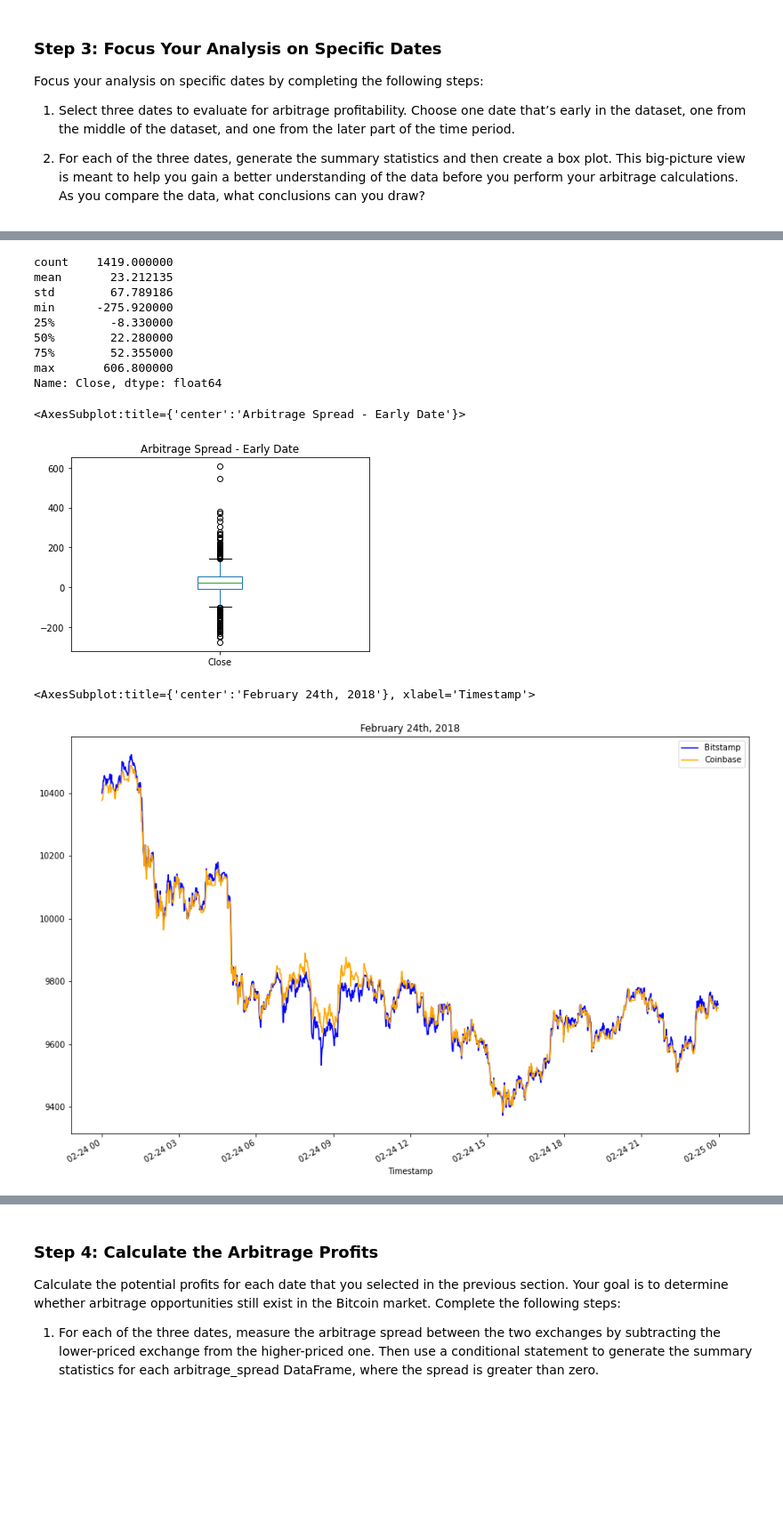
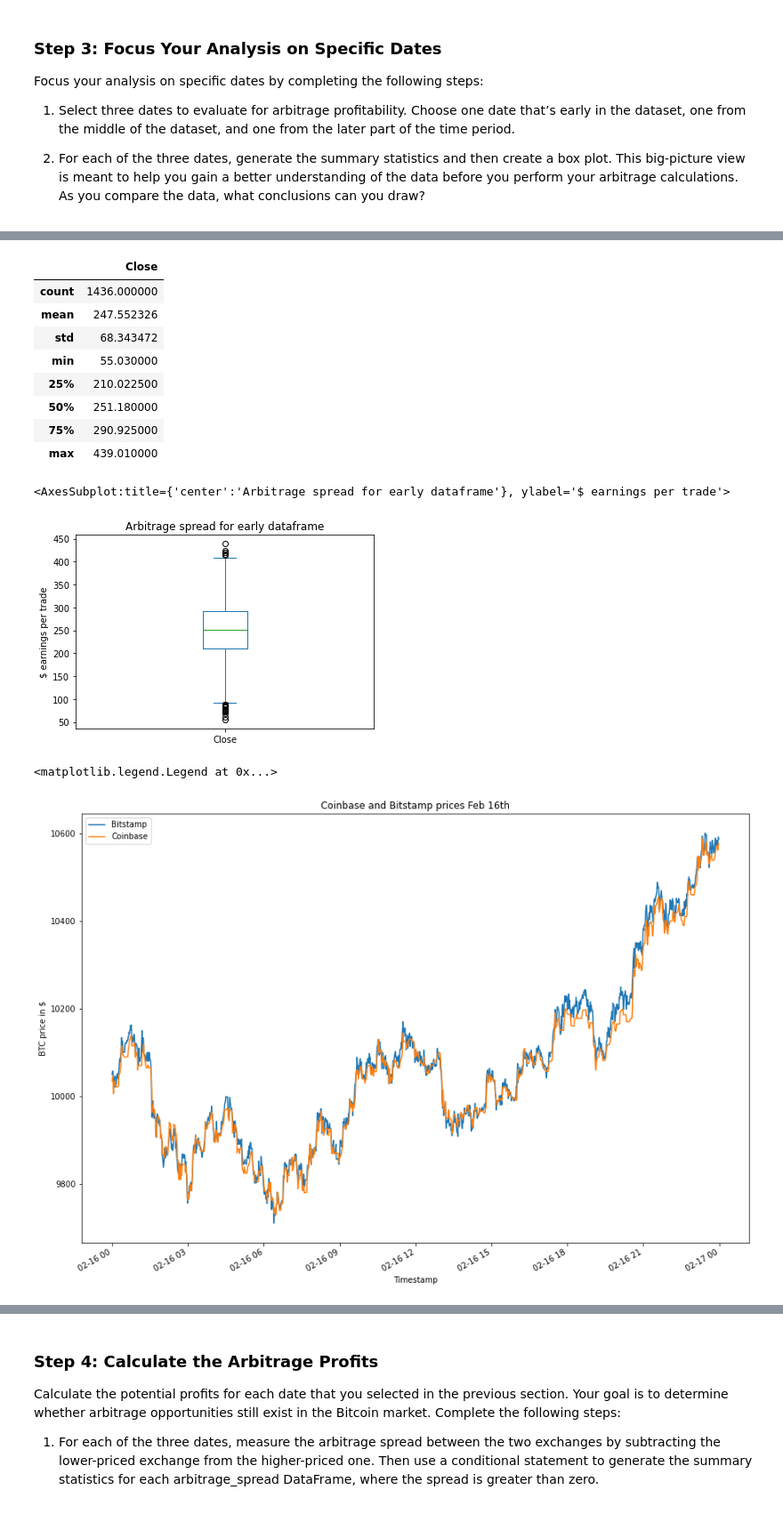
Before and after one commit to jedandroby/Bitcoin_arbitrage_analysis, a Jupyter notebook: crypto_arbitrage.ipynb, the cells around one changed output, grey strips where cells are left out. Shown: that part at 89% size. Saved outputs shown, nothing was run; the diff lists cells and outputs as text; code cells hidden in the pictures; blank space fills up the shorter version.

Commit message:
Finished analysis on bitcoin trades, finished analysis report and created readme

```diff
--- a/crypto_arbitrage.ipynb
+++ b/crypto_arbitrage.ipynb
@@ -422,33 +442,39 @@ Focus your analysis on specific dates by completing the following steps:
 # %%
 # Using the early date that you have selected, calculate the arbitrage spread
 # by subtracting the bitstamp lower closing prices from the coinbase higher closing prices
-arbitrage_spread_early = # YOUR CODE HERE
+# This would be a trade buying the BTC on coinbase cheaper and selling it on Bitstamp for more.
+arbitrage_spread_early=bitstamp_sliced.loc['2018-01-28'] - coinbase_sliced.loc['2018-01-28']
 
 # Generate summary statistics for the early DataFrame
-# YOUR CODE HERE
+arbitrage_spread_early.describe()
 # %% [output]
-count    1419.000000
-mean       23.212135
-std        67.789186
-min      -275.920000
-25%        -8.330000
-50%        22.280000
-75%        52.355000
-max       606.800000
-Name: Close, dtype: float64
+|  | Close |
+| count | 1436.000000 |
+| mean | 247.552326 |
+| std | 68.343472 |
+| min | 55.030000 |
+| 25% | 210.022500 |
+| 50% | 251.180000 |
+| 75% | 290.925000 |
+| max | 439.010000 |
 # %%
 # Visualize the arbitrage spread from early in the dataset in a box plot
 # YOUR CODE HERE
+arbitrage_spread_early.plot(kind='box', title='Arbitrage spread for early dataframe', ylabel= '$ earnings per trade' )
 # %% [output]
-<AxesSubplot:title={'center':'Arbitrage Spread - Early Date'}>
+<AxesSubplot:title={'center':'Arbitrage spread for early dataframe'}, ylabel='$ earnings per trade'>
-[figure, old version]
+[figure, new version]
 # %%
 # Create an overlay plot that visualizes the two dataframes over a period of one day from the middle of the dataset.
 # Be sure that the plots include the parameters `legend`, `figsize`, `title`, `color` and `label`
 # YOUR CODE HERE
+ax = bitstamp_sliced.loc['2018-02-16'].plot(figsize =(15,11), title = 'Coinbase and Bitstamp prices Feb 16th',ylabel= 'BTC price in $')
+
+coinbase_sliced.loc['2018-02-16'].plot(ax=ax)
+ax.legend(['Bitstamp','Coinbase'])
 # %% [output]
-<AxesSubplot:title={'center':'February 24th, 2018'}, xlabel='Timestamp'>
+<matplotlib.legend.Legend at 0x...>
-[figure, old version]
+[figure, new version]
 # %%
 # Using the date in the middle that you have selected, calculate the arbitrage spread
 # by subtracting the bitstamp lower closing prices from the coinbase higher closing prices
```
Also changed, not shown: parts of 33 cells of this notebook, 7 other files.
